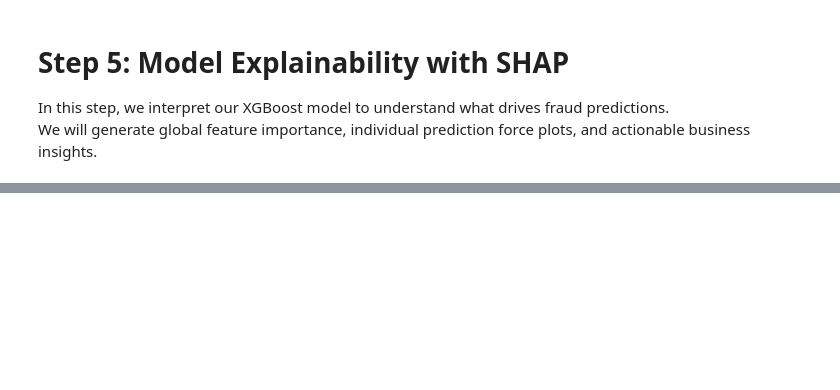
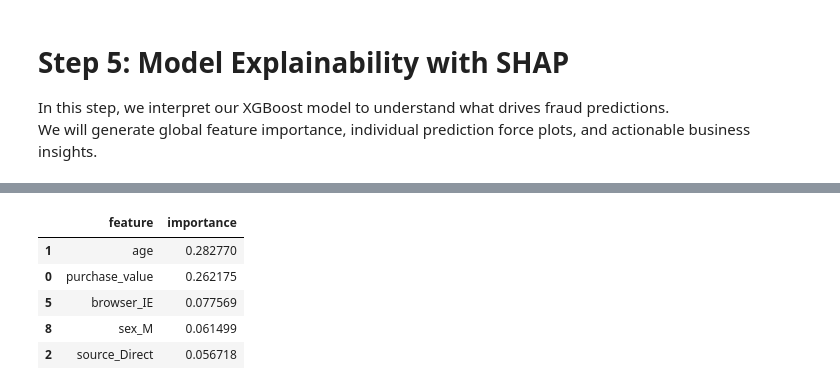
Before and after one commit to Ebenezer777/Fraud-Detection, a Jupyter notebook: notebooks/shap-explainability.ipynb, the cells around one changed output, grey strips where cells are left out. Cells and saved outputs as stored; diff of their text form; code cells hidden in the pictures; blank space fills up the shorter version.

```diff
--- a/notebooks/shap-explainability.ipynb
+++ b/notebooks/shap-explainability.ipynb
@@ -54,0 +150,17 @@ xgb_model.fit(X_train_res, y_train_res)
+# %%
+# Mean absolute SHAP values
+shap_mean = np.abs(shap_values).mean(axis=0)
+feature_importance = pd.DataFrame({
+    'feature': X_test.columns,
+    'importance': shap_mean
+}).sort_values(by='importance', ascending=False)
+
+top5_features = feature_importance.head(5)
+top5_features
+# %% [output]
+|  | feature | importance |
+| 1 | age | 0.282770 |
+| 0 | purchase_value | 0.262175 |
+| 5 | browser_IE | 0.077569 |
+| 8 | sex_M | 0.061499 |
+| 2 | source_Direct | 0.056718 |
```
Also changed, not shown: parts of 7 cells of this notebook, 7 other files.
